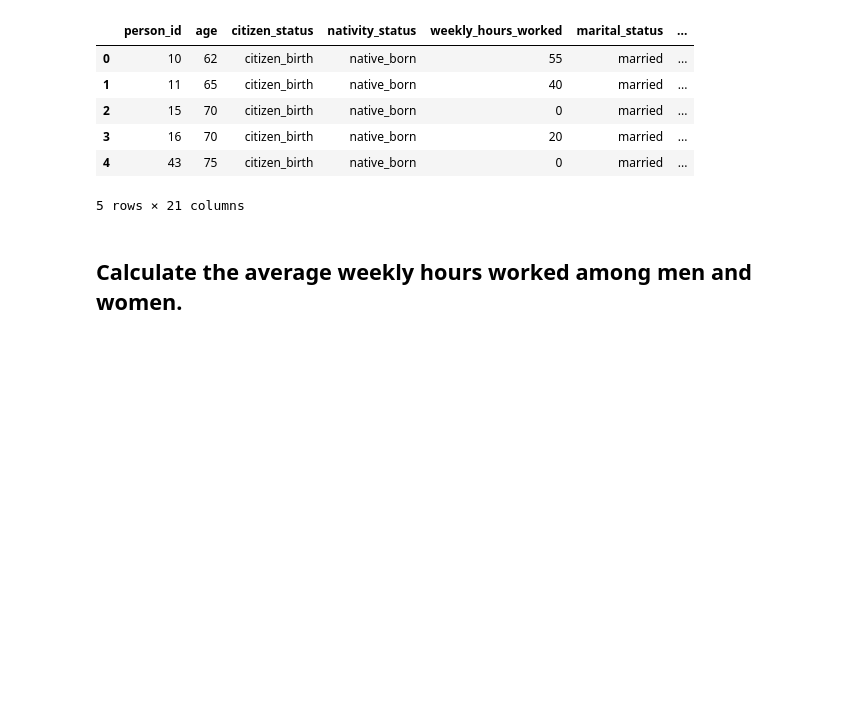
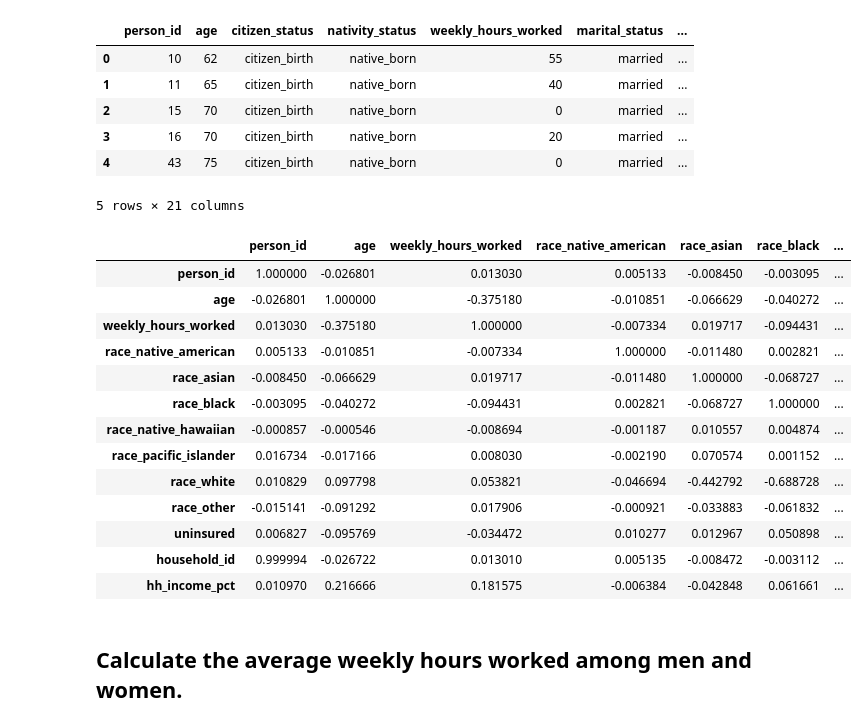
Before and after one commit to Lidetsal/Code_Practice, a Jupyter notebook: Data_Prep.ipynb, the cells around one changed output. Saved outputs shown, nothing was run; the diff lists cells and outputs as text; code cells hidden in the pictures; blank space fills up the shorter version.

```diff
--- a/Alemu.ipynb
+++ b/Data_Prep.ipynb
@@ -68,6 +68,23 @@ person.head()
 | 3 | 16 | 70 | citizen_birth | native_born | 20 | married | ... |
 | 4 | 43 | 75 | citizen_birth | native_born | 0 | married | ... |
 5 rows × 21 columns
+# %%
+person.corr()
+# %% [output]
+|  | person_id | age | weekly_hours_worked | race_native_american | race_asian | race_black | ... |
+| person_id | 1.000000 | -0.026801 | 0.013030 | 0.005133 | -0.008450 | -0.003095 | ... |
+| age | -0.026801 | 1.000000 | -0.375180 | -0.010851 | -0.066629 | -0.040272 | ... |
+| weekly_hours_worked | 0.013030 | -0.375180 | 1.000000 | -0.007334 | 0.019717 | -0.094431 | ... |
+| race_native_american | 0.005133 | -0.010851 | -0.007334 | 1.000000 | -0.011480 | 0.002821 | ... |
+| race_asian | -0.008450 | -0.066629 | 0.019717 | -0.011480 | 1.000000 | -0.068727 | ... |
+| race_black | -0.003095 | -0.040272 | -0.094431 | 0.002821 | -0.068727 | 1.000000 | ... |
+| race_native_hawaiian | -0.000857 | -0.000546 | -0.008694 | -0.001187 | 0.010557 | 0.004874 | ... |
+| race_pacific_islander | 0.016734 | -0.017166 | 0.008030 | -0.002190 | 0.070574 | 0.001152 | ... |
+| race_white | 0.010829 | 0.097798 | 0.053821 | -0.046694 | -0.442792 | -0.688728 | ... |
+| race_other | -0.015141 | -0.091292 | 0.017906 | -0.000921 | -0.033883 | -0.061832 | ... |
+| uninsured | 0.006827 | -0.095769 | -0.034472 | 0.010277 | 0.012967 | 0.050898 | ... |
+| household_id | 0.999994 | -0.026722 | 0.013010 | 0.005135 | -0.008472 | -0.003112 | ... |
+| hh_income_pct | 0.010970 | 0.216666 | 0.181575 | -0.006384 | -0.042848 | 0.061661 | ... |
 # %% [markdown]
 ## Calculate the average weekly hours worked among men and women.
 # %%
```
Also changed, not shown: parts of 4 cells of this notebook, 1 other file.
